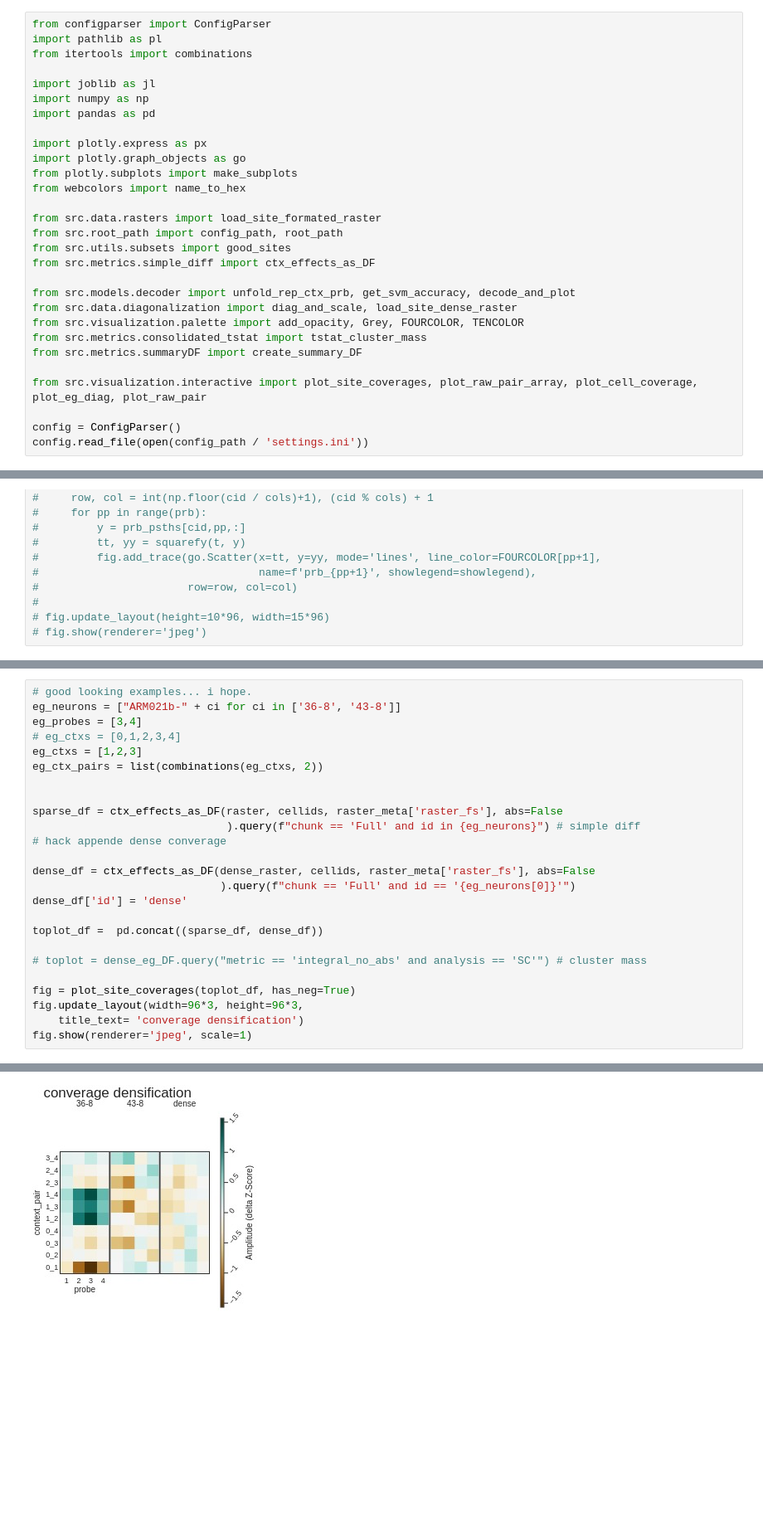
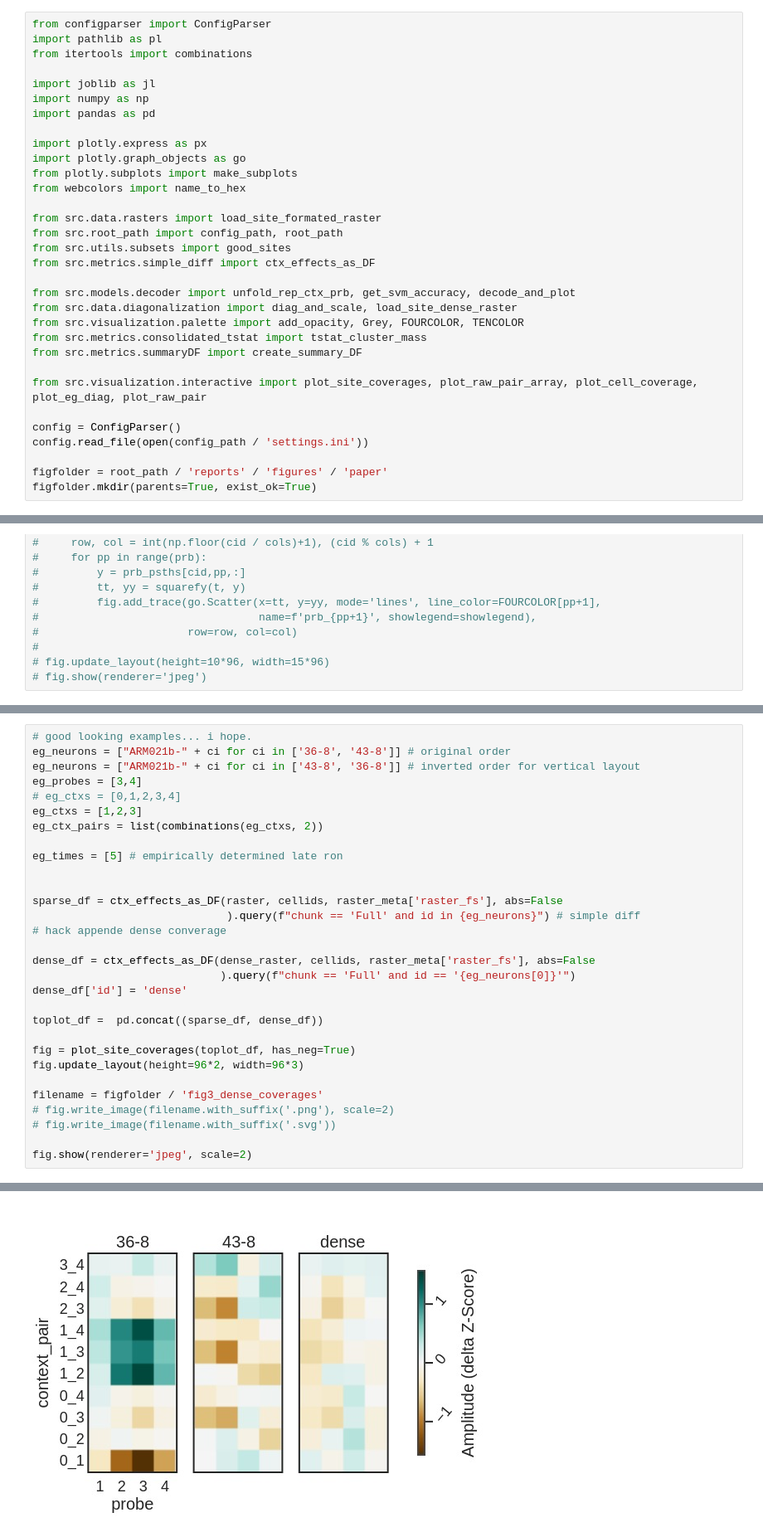
Before and after one commit to Mateo-Lopez-Espejo/context_probe_analysis, a Jupyter notebook: notebooks/230220_diagonalization_functionalized.ipynb, the cells around one changed output, grey strips where cells are left out. Shown at 83% size. Drawn from its saved outputs; the diff is of its cells as text; blank space fills up the shorter version.

Commit message:
done editing updated version of figure 3

```diff
--- a/notebooks/230220_diagonalization_functionalized.ipynb
+++ b/notebooks/230220_diagonalization_functionalized.ipynb
@@ -30,4 +30,7 @@ from src.visualization.interactive import plot_site_coverages, plot_raw_pair_arr
 
 config = ConfigParser()
 config.read_file(open(config_path / 'settings.ini'))
+
+figfolder = root_path / 'reports' / 'figures' / 'paper'
+figfolder.mkdir(parents=True, exist_ok=True)
 # %% [output]
@@ -325,31 +321,36 @@ test_raster = raster[:,np.asarray(cellidx),...][...,0,0][:,:,:,None,None] # 2 ne
 # %%
 # good looking examples... i hope.
-eg_neurons = ["ARM021b-" + ci for ci in ['36-8', '43-8']]
+eg_neurons = ["ARM021b-" + ci for ci in ['36-8', '43-8']] # original order
+eg_neurons = ["ARM021b-" + ci for ci in ['43-8', '36-8']] # inverted order for vertical layout
 eg_probes = [3,4]
 # eg_ctxs = [0,1,2,3,4]
 eg_ctxs = [1,2,3]
 eg_ctx_pairs = list(combinations(eg_ctxs, 2))
+
+eg_times = [5] # empirically determined late ron
 
 
 sparse_df = ctx_effects_as_DF(raster, cellids, raster_meta['raster_fs'], abs=False
                               ).query(f"chunk == 'Full' and id in {eg_neurons}") # simple diff
 # hack appende dense converage
 
 dense_df = ctx_effects_as_DF(dense_raster, cellids, raster_meta['raster_fs'], abs=False
                              ).query(f"chunk == 'Full' and id == '{eg_neurons[0]}'")
 dense_df['id'] = 'dense'
 
 toplot_df =  pd.concat((sparse_df, dense_df))
 
-# toplot = dense_eg_DF.query("metric == 'integral_no_abs' and analysis == 'SC'") # cluster mass
+fig = plot_site_coverages(toplot_df, has_neg=True)
+fig.update_layout(height=96*2, width=96*3)
 
-fig = plot_site_coverages(toplot_df, has_neg=True)
-fig.update_layout(width=96*3, height=96*3,
-    title_text= 'converage densification')
-fig.show(renderer='jpeg', scale=1)
+filename = figfolder / 'fig3_dense_coverages'
+# fig.write_image(filename.with_suffix('.png'), scale=2)
+# fig.write_image(filename.with_suffix('.svg'))
+
+fig.show(renderer='jpeg', scale=2)
 # %% [output]
 ['ARM021b-36-8' 'ARM021b-43-8' 'dense']
-[figure, old version]
+[figure, new version]
 # %%
 n_rows, n_cols = len(eg_probes), len(eg_ctx_pairs)
 for eg_cellid in eg_neurons:
```
Also changed, not shown: parts of 13 cells of this notebook, 2 other files.
